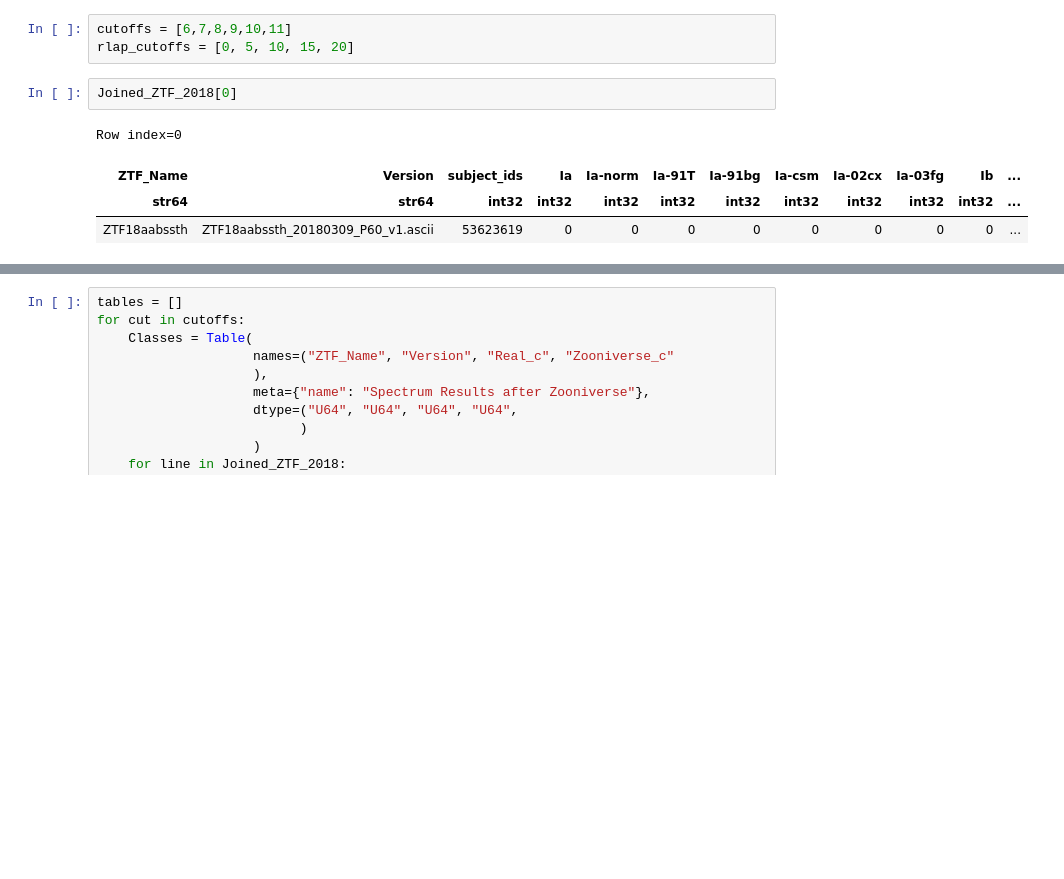
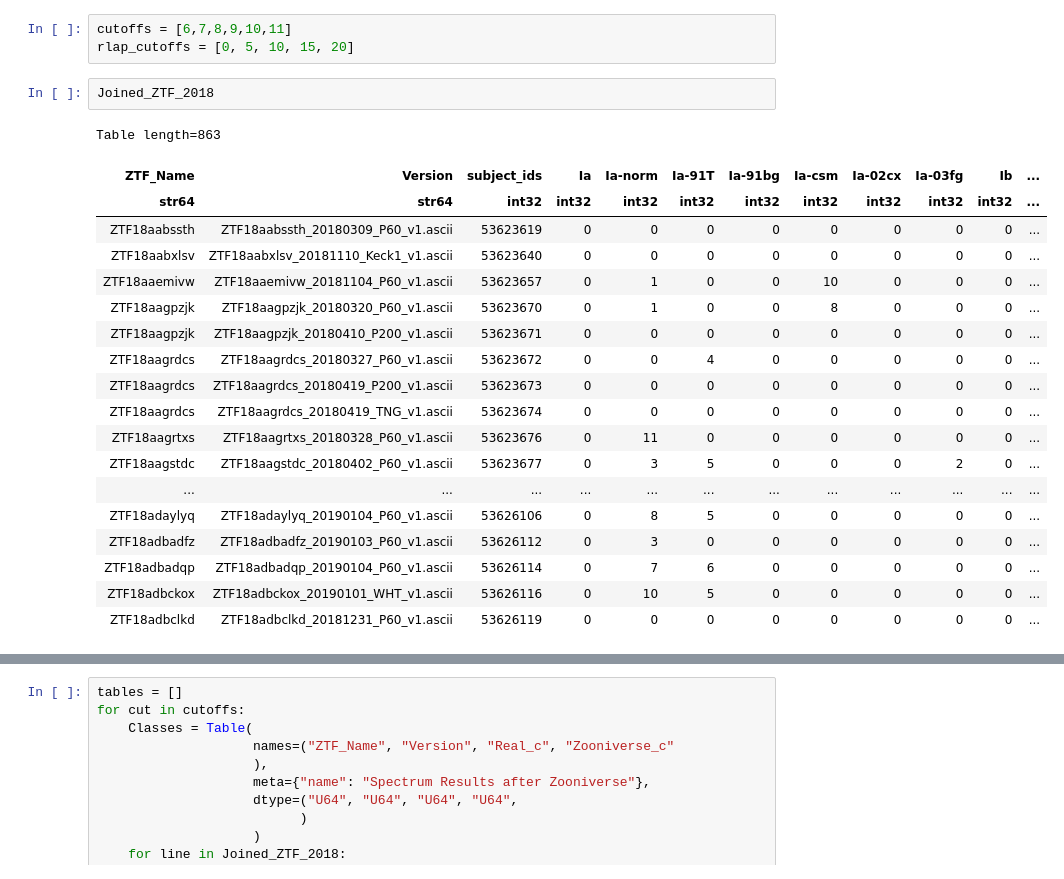
Before and after one commit to Hallflower20/supernova-spectrum-analysis, a Jupyter notebook: ZooniverseAnalysis/Analysis.ipynb, the cells around one changed output, grey strips where cells are left out. Cells and saved outputs as stored; diff of their text form; blank space fills up the shorter version.

```diff
--- a/ZooniverseAnalysis/Analysis.ipynb
+++ b/ZooniverseAnalysis/Analysis.ipynb
@@ -220,9 +220,24 @@ types = ['Ia', 'Ia-norm', 'Ia-91T', 'Ia-91bg', 'Ia-csm', 'Ia-02cx', 'Ia-03fg',
 cutoffs = [6,7,8,9,10,11]
 rlap_cutoffs = [0, 5, 10, 15, 20]
 # %%
-Joined_ZTF_2018[0]
+Joined_ZTF_2018
 # %% [output]
-Row index=0
+Table length=863
 | ZTF_Name | Version | subject_ids | Ia | Ia-norm | Ia-91T | Ia-91bg | Ia-csm | Ia-02cx | Ia-03fg | Ib | ... |
 | str64 | str64 | int32 | int32 | int32 | int32 | int32 | int32 | int32 | int32 | int32 | ... |
 | ZTF18aabssth | ZTF18aabssth_20180309_P60_v1.ascii | 53623619 | 0 | 0 | 0 | 0 | 0 | 0 | 0 | 0 | ... |
+| ZTF18aabxlsv | ZTF18aabxlsv_20181110_Keck1_v1.ascii | 53623640 | 0 | 0 | 0 | 0 | 0 | 0 | 0 | 0 | ... |
+| ZTF18aaemivw | ZTF18aaemivw_20181104_P60_v1.ascii | 53623657 | 0 | 1 | 0 | 0 | 10 | 0 | 0 | 0 | ... |
+| ZTF18aagpzjk | ZTF18aagpzjk_20180320_P60_v1.ascii | 53623670 | 0 | 1 | 0 | 0 | 8 | 0 | 0 | 0 | ... |
+| ZTF18aagpzjk | ZTF18aagpzjk_20180410_P200_v1.ascii | 53623671 | 0 | 0 | 0 | 0 | 0 | 0 | 0 | 0 | ... |
+| ZTF18aagrdcs | ZTF18aagrdcs_20180327_P60_v1.ascii | 53623672 | 0 | 0 | 4 | 0 | 0 | 0 | 0 | 0 | ... |
+| ZTF18aagrdcs | ZTF18aagrdcs_20180419_P200_v1.ascii | 53623673 | 0 | 0 | 0 | 0 | 0 | 0 | 0 | 0 | ... |
+| ZTF18aagrdcs | ZTF18aagrdcs_20180419_TNG_v1.ascii | 53623674 | 0 | 0 | 0 | 0 | 0 | 0 | 0 | 0 | ... |
+| ZTF18aagrtxs | ZTF18aagrtxs_20180328_P60_v1.ascii | 53623676 | 0 | 11 | 0 | 0 | 0 | 0 | 0 | 0 | ... |
+| ZTF18aagstdc | ZTF18aagstdc_20180402_P60_v1.ascii | 53623677 | 0 | 3 | 5 | 0 | 0 | 0 | 2 | 0 | ... |
+| ... | ... | ... | ... | ... | ... | ... | ... | ... | ... | ... | ... |
+| ZTF18adaylyq | ZTF18adaylyq_20190104_P60_v1.ascii | 53626106 | 0 | 8 | 5 | 0 | 0 | 0 | 0 | 0 | ... |
+| ZTF18adbadfz | ZTF18adbadfz_20190103_P60_v1.ascii | 53626112 | 0 | 3 | 0 | 0 | 0 | 0 | 0 | 0 | ... |
+| ZTF18adbadqp | ZTF18adbadqp_20190104_P60_v1.ascii | 53626114 | 0 | 7 | 6 | 0 | 0 | 0 | 0 | 0 | ... |
+| ZTF18adbckox | ZTF18adbckox_20190101_WHT_v1.ascii | 53626116 | 0 | 10 | 5 | 0 | 0 | 0 | 0 | 0 | ... |
+| ZTF18adbclkd | ZTF18adbclkd_20181231_P60_v1.ascii | 53626119 | 0 | 0 | 0 | 0 | 0 | 0 | 0 | 0 | ... |
```
Also changed, not shown: parts of 41 cells of this notebook, 7 other files.
